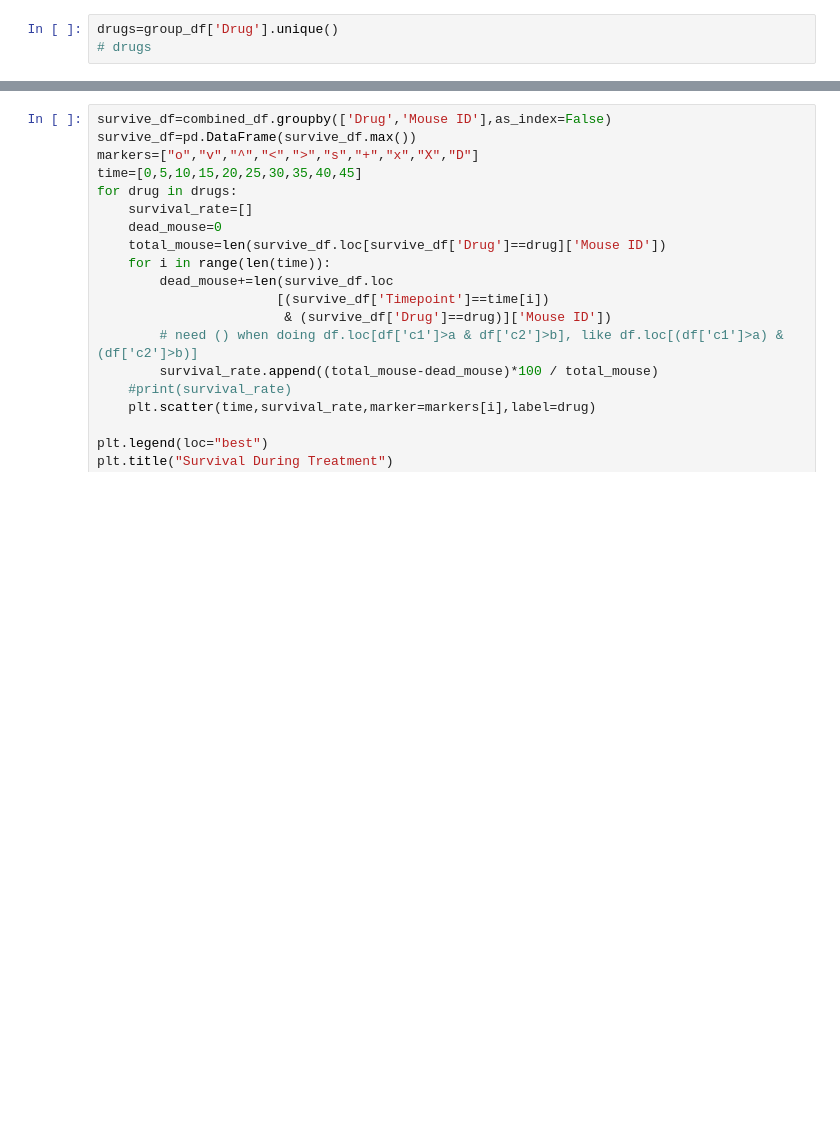
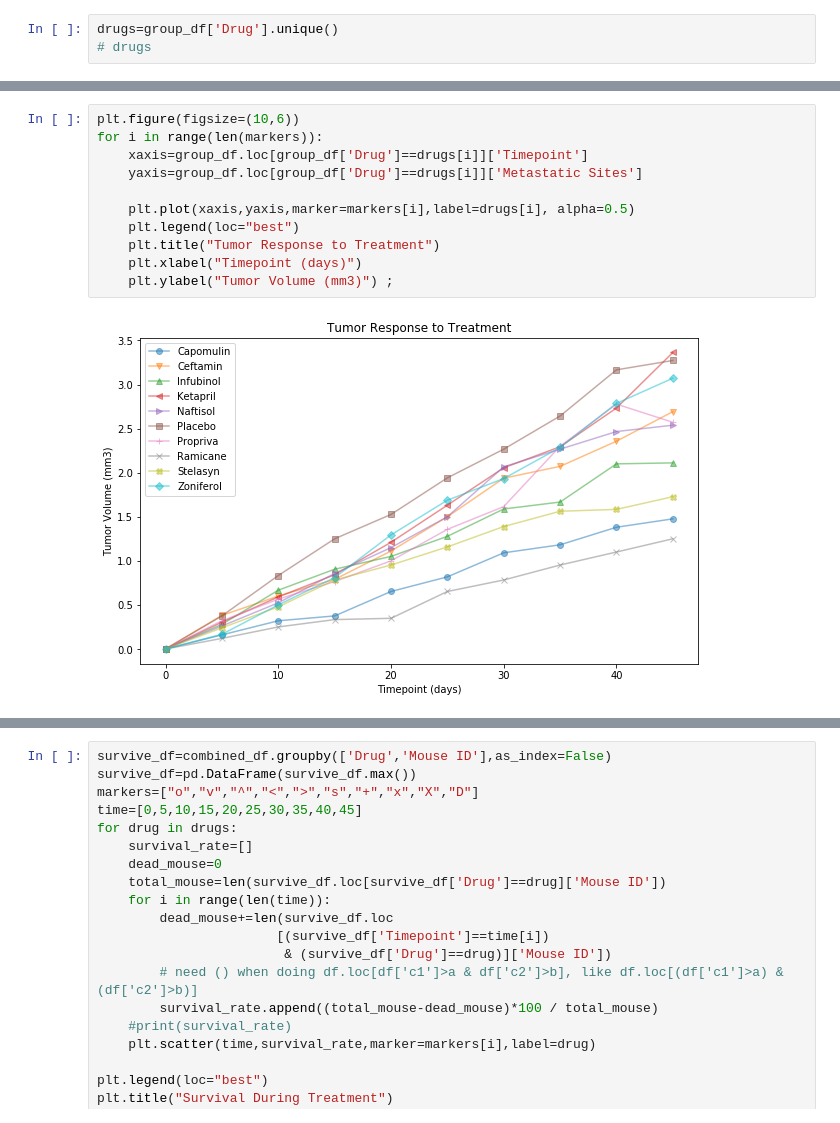
Before and after one commit to qingyangucb/matplotlib-challenge, a Jupyter notebook: Pymaceuticals/pymaceuticals.ipynb, the cells around one changed output, grey strips where cells are left out. Saved outputs shown, nothing was run; the diff lists cells and outputs as text; blank space fills up the shorter version.

```diff
--- a/Pymaceuticals/pymaceuticals.ipynb
+++ b/Pymaceuticals/pymaceuticals.ipynb
@@ -79,3 +77,16 @@ for drug in drugs:
+# %%
+plt.figure(figsize=(10,6))
+for i in range(len(markers)):
+    xaxis=group_df.loc[group_df['Drug']==drugs[i]]['Timepoint']
+    yaxis=group_df.loc[group_df['Drug']==drugs[i]]['Metastatic Sites']
+
+    plt.plot(xaxis,yaxis,marker=markers[i],label=drugs[i], alpha=0.5)
+    plt.legend(loc="best")
+    plt.title("Tumor Response to Treatment")
+    plt.xlabel("Timepoint (days)")
+    plt.ylabel("Tumor Volume (mm3)") ;
+# %% [output]
+[figure, added]
 # %%
 # survive_df=combined_df.groupby(['Drug','Mouse ID'],as_index=False)
 # survive_df=pd.DataFrame(survive_df.max())
```
Also changed, not shown: parts of 4 cells of this notebook.
